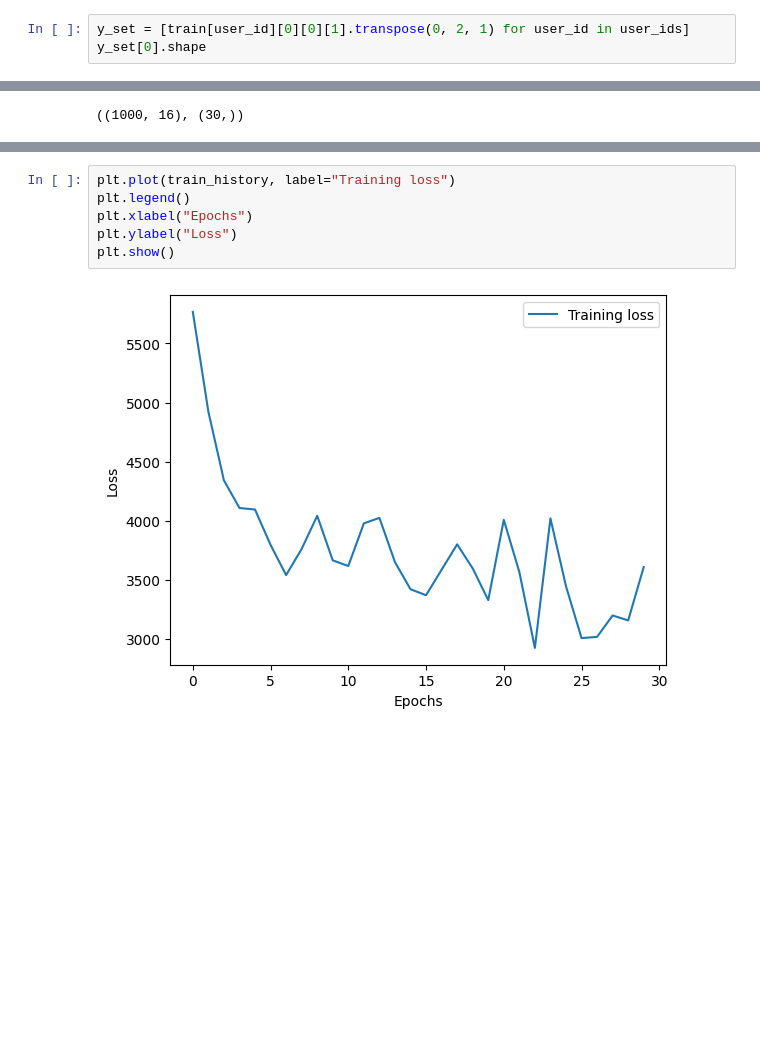
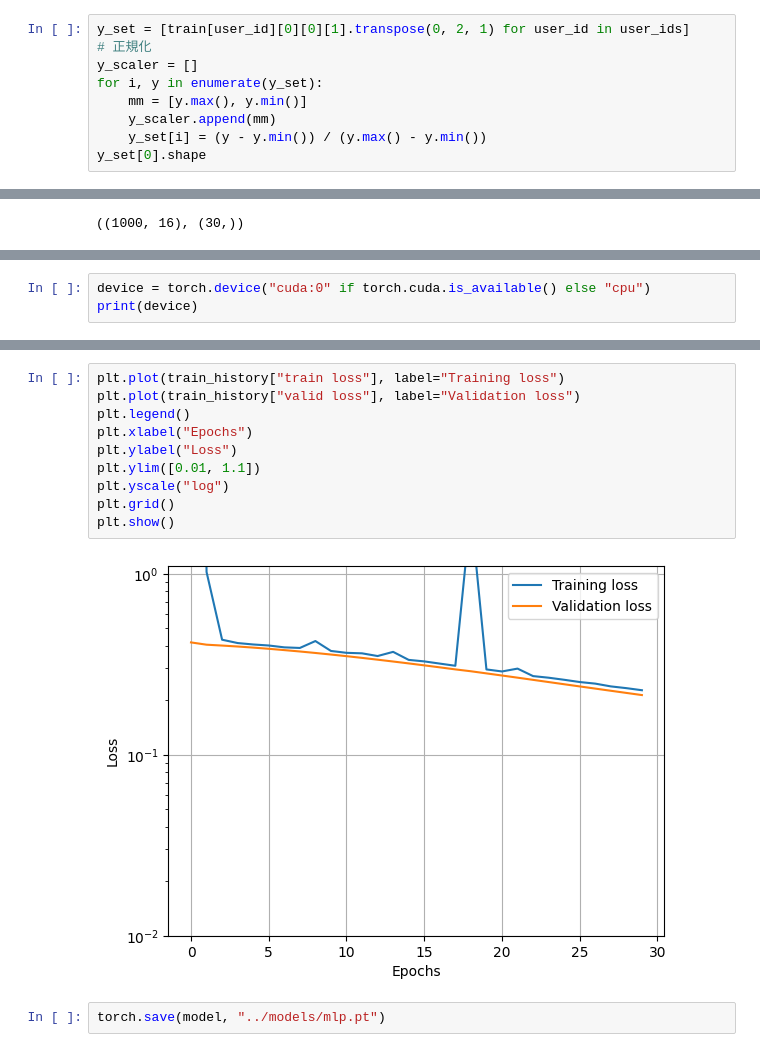
Before and after one commit to naokeyn/NEDO_MotionEncoding, a Jupyter notebook: notebooks/005_checkAxis.ipynb, the cells around one changed output, grey strips where cells are left out. Saved outputs shown, nothing was run; the diff lists cells and outputs as text; blank space fills up the shorter version.

```diff
--- a/notebooks/005_checkAxis.ipynb
+++ b/notebooks/005_checkAxis.ipynb
@@ -52,6 +57,12 @@ train_set[0].shape, test_set[0].shape
 ((319, 1000, 16), (319, 1000, 16))
 # %%
 y_set = [train[user_id][0][0][1].transpose(0, 2, 1) for user_id in user_ids]
+# 正規化
+y_scaler = []
+for i, y in enumerate(y_set):
+    mm = [y.max(), y.min()]
+    y_scaler.append(mm)
+    y_set[i] = (y - y.min()) / (y.max() - y.min())
 y_set[0].shape
 # %% [output]
 (319, 30, 3)
@@ -102,0 +110,3 @@ model = nn.Sequential(
+# %%
+device = torch.device("cuda:0" if torch.cuda.is_available() else "cpu")
+print(device)
@@ -145,8 +202,14 @@ KeyboardInterrupt:
 # %%
-plt.plot(train_history, label="Training loss")
+plt.plot(train_history["train loss"], label="Training loss")
+plt.plot(train_history["valid loss"], label="Validation loss")
 plt.legend()
 plt.xlabel("Epochs")
 plt.ylabel("Loss")
+plt.ylim([0.01, 1.1])
+plt.yscale("log")
+plt.grid()
 plt.show()
 # %% [output]
-[figure, old version]
+[figure, new version]
+# %%
+torch.save(model, "../models/mlp.pt")
```
Also changed, not shown: parts of 25 cells of this notebook, 2 other files.
